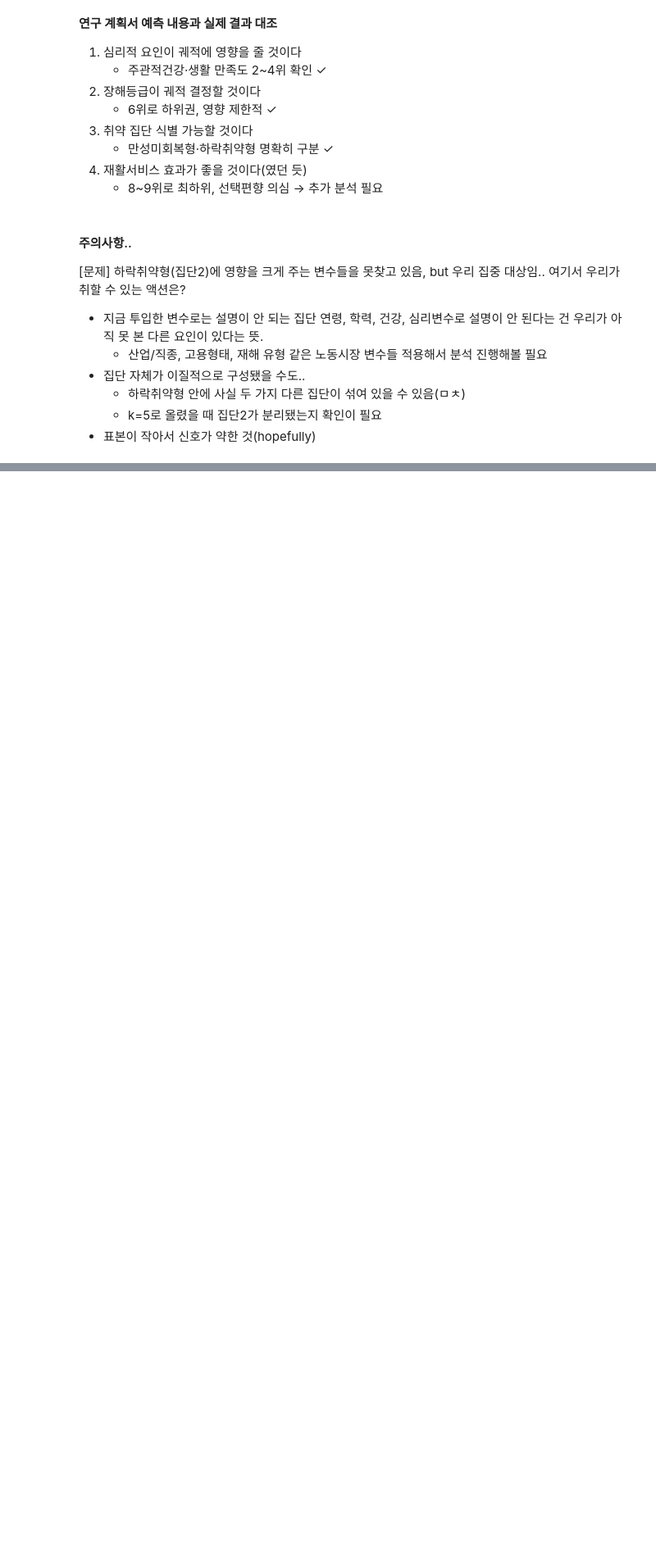
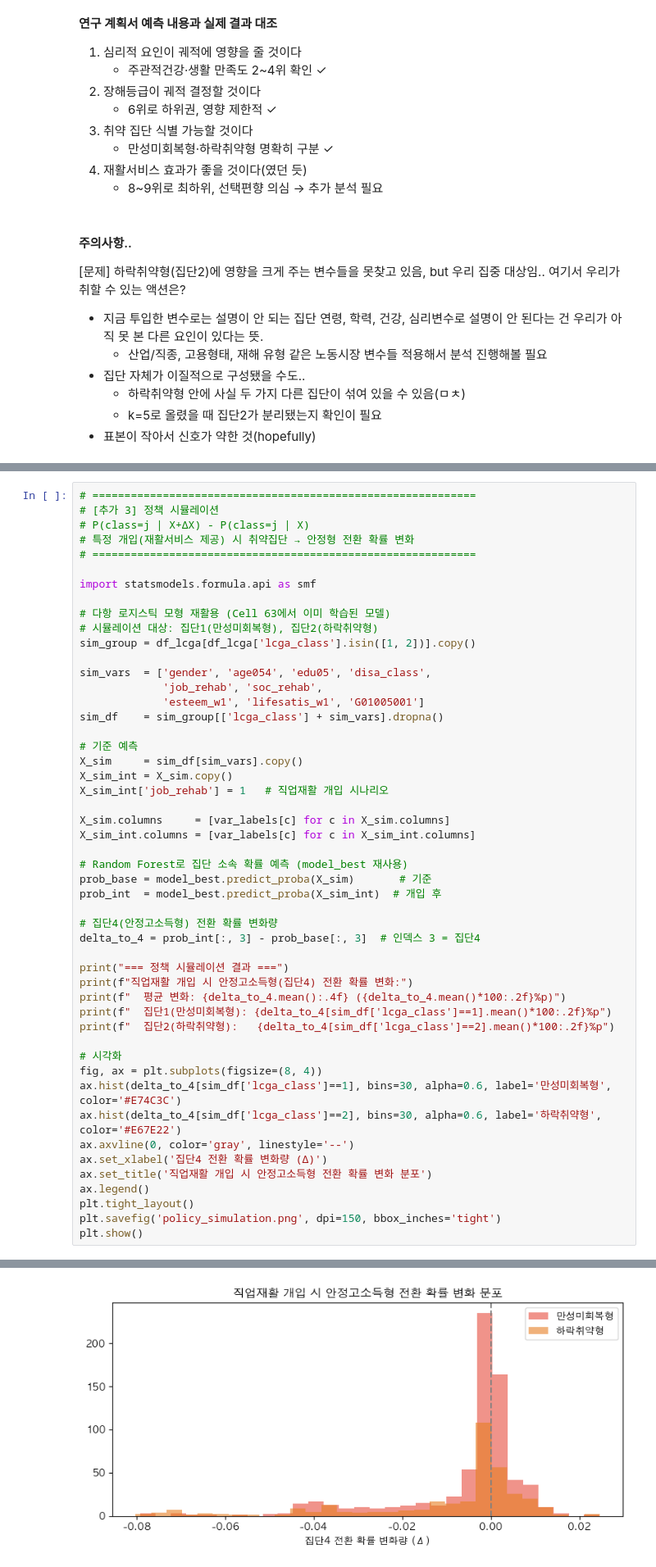
Before and after one commit to hwangsahyun/PSWCI, a Jupyter notebook: PSWCI_code.ipynb, the cells around one changed output, grey strips where cells are left out. Shown at 82% size. Saved outputs shown, nothing was run; the diff lists cells and outputs as text; blank space fills up the shorter version.

Commit message:
10th Commit: Additional Analysis and Policy Suggestion

```diff
--- a/PSWCI_code.ipynb
+++ b/PSWCI_code.ipynb
@@ -2012,0 +2297,51 @@ SHAP 절댓값의 이론적 범위는 0~infinity, 상한선 X
+# %%
+# ============================================================
+# [추가 3] 정책 시뮬레이션
+# P(class=j | X+ΔX) - P(class=j | X)
+# 특정 개입(재활서비스 제공) 시 취약집단 → 안정형 전환 확률 변화
+# ============================================================
+
+import statsmodels.formula.api as smf
+
+# 다항 로지스틱 모형 재활용 (Cell 63에서 이미 학습된 모델)
+# 시뮬레이션 대상: 집단1(만성미회복형), 집단2(하락취약형)
+sim_group = df_lcga[df_lcga['lcga_class'].isin([1, 2])].copy()
+
+sim_vars  = ['gender', 'age054', 'edu05', 'disa_class',
+             'job_rehab', 'soc_rehab',
+             'esteem_w1', 'lifesatis_w1', 'G01005001']
+sim_df    = sim_group[['lcga_class'] + sim_vars].dropna()
+
+# 기준 예측
+X_sim     = sim_df[sim_vars].copy()
+X_sim_int = X_sim.copy()
+X_sim_int['job_rehab'] = 1   # 직업재활 개입 시나리오
+
+X_sim.columns     = [var_labels[c] for c in X_sim.columns]
+X_sim_int.columns = [var_labels[c] for c in X_sim_int.columns]
+
+# Random Forest로 집단 소속 확률 예측 (model_best 재사용)
+prob_base = model_best.predict_proba(X_sim)       # 기준
+prob_int  = model_best.predict_proba(X_sim_int)  # 개입 후
+
+# 집단4(안정고소득형) 전환 확률 변화량
+delta_to_4 = prob_int[:, 3] - prob_base[:, 3]  # 인덱스 3 = 집단4
+
+print("=== 정책 시뮬레이션 결과 ===")
+print(f"직업재활 개입 시 안정고소득형(집단4) 전환 확률 변화:")
+print(f"  평균 변화: {delta_to_4.mean():.4f} ({delta_to_4.mean()*100:.2f}%p)")
+print(f"  집단1(만성미회복형): {delta_to_4[sim_df['lcga_class']==1].mean()*100:.2f}%p")
+print(f"  집단2(하락취약형):   {delta_to_4[sim_df['lcga_class']==2].mean()*100:.2f}%p")
+
+# 시각화
+fig, ax = plt.subplots(figsize=(8, 4))
+ax.hist(delta_to_4[sim_df['lcga_class']==1], bins=30, alpha=0.6, label='만성미회복형', color='#E74C3C')
+ax.hist(delta_to_4[sim_df['lcga_class']==2], bins=30, alpha=0.6, label='하락취약형',   color='#E67E22')
+ax.axvline(0, color='gray', linestyle='--')
+ax.set_xlabel('집단4 전환 확률 변화량 (Δ)')
+ax.set_title('직업재활 개입 시 안정고소득형 전환 확률 변화 분포')
+ax.legend()
+plt.tight_layout()
+plt.savefig('policy_simulation.png', dpi=150, bbox_inches='tight')
+plt.show()
+# %% [output]
@@ -2012,0 +2353 @@ SHAP 절댓값의 이론적 범위는 0~infinity, 상한선 X
+[figure, added]
```
Also changed, not shown: parts of 39 cells of this notebook, 15 other files.
